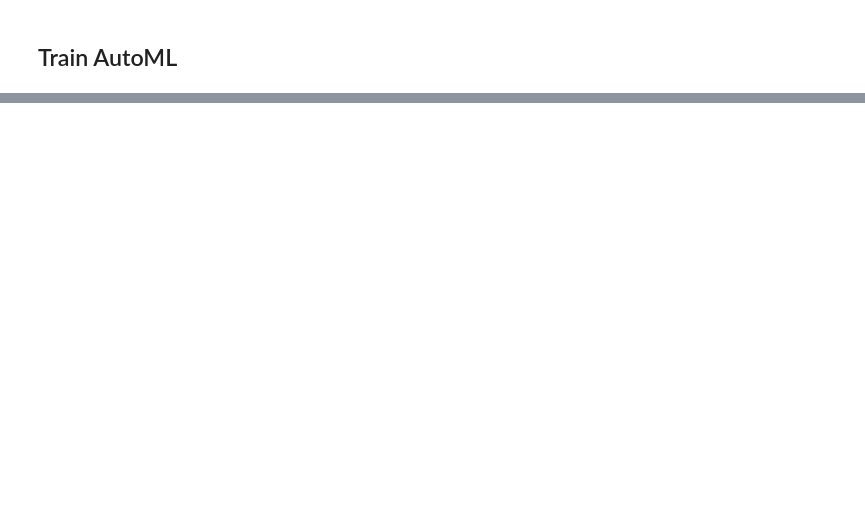
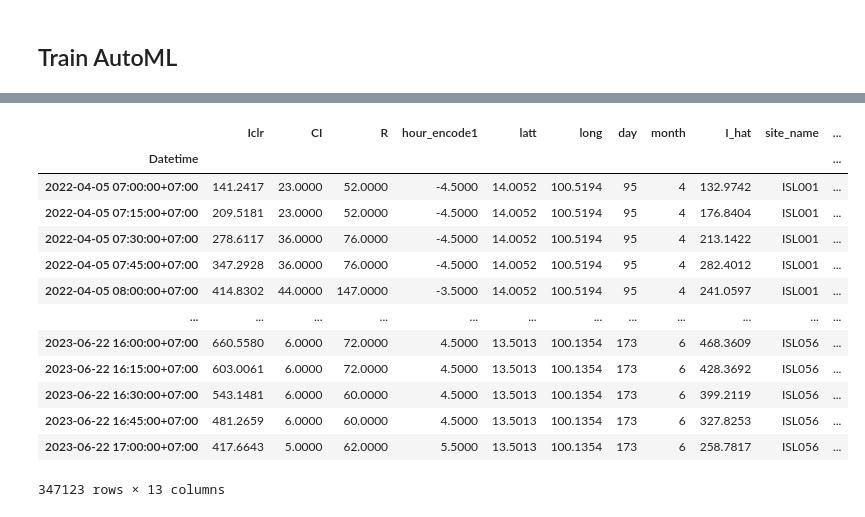
Before and after one commit to energyCUEE/solarmap-tree, a Jupyter notebook: tree-based_model_training.ipynb, the cells around one changed output, grey strips where cells are left out. Drawn from its saved outputs; the diff is of its cells as text; code cells hidden in the pictures; blank space fills up the shorter version.

```diff
--- a/tree-based_model_training.ipynb
+++ b/tree-based_model_training.ipynb
@@ -196,0 +206,3 @@ save_model(finalModel_rf, '/mode_tuned/model_rf')
+# %%
+loaded_model = load_model('model/model_lightgbm')
+loaded_model
@@ -197,16 +225,30 @@ save_model(finalModel_rf, '/mode_tuned/model_rf')
 # %%
 
 # Save results
 
 test = test_df[['Iclr', 'CI', 'R', 'hour_encode1','latt' ,'long', 'day', 'month']].copy()
 test_df['Datetime'] = pd.to_datetime(test_df['Datetime'])
 
-test['I_hat'] = finalModel_rf.predict(test[['Iclr', 'CI', 'R', 'hour_encode1','latt' ,'long', 'day', 'month']])
+test['I_hat'] = loaded_model.predict(test[['Iclr', 'CI', 'R', 'hour_encode1','latt' ,'long', 'day', 'month']])
 test['site_name'] = test_df['site_name']
 test['Datetime'] = test_df.Datetime
 test['I'] = test_df.I
 test.set_index('Datetime', inplace=True)
 test['Date'] = test.index.date.astype(str)
 test['hour'] = test.index.hour
-
-test.to_csv('Ihat_rf_test_set.csv')
+test
+# %% [output]
+|  | Iclr | CI | R | hour_encode1 | latt | long | day | month | I_hat | site_name | ... |
+| Datetime |  |  |  |  |  |  |  |  |  |  | ... |
+| 2022-04-05 07:00:00+07:00 | 141.2417 | 23.0000 | 52.0000 | -4.5000 | 14.0052 | 100.5194 | 95 | 4 | 132.9742 | ISL001 | ... |
+| 2022-04-05 07:15:00+07:00 | 209.5181 | 23.0000 | 52.0000 | -4.5000 | 14.0052 | 100.5194 | 95 | 4 | 176.8404 | ISL001 | ... |
+| 2022-04-05 07:30:00+07:00 | 278.6117 | 36.0000 | 76.0000 | -4.5000 | 14.0052 | 100.5194 | 95 | 4 | 213.1422 | ISL001 | ... |
+| 2022-04-05 07:45:00+07:00 | 347.2928 | 36.0000 | 76.0000 | -4.5000 | 14.0052 | 100.5194 | 95 | 4 | 282.4012 | ISL001 | ... |
+| 2022-04-05 08:00:00+07:00 | 414.8302 | 44.0000 | 147.0000 | -3.5000 | 14.0052 | 100.5194 | 95 | 4 | 241.0597 | ISL001 | ... |
+| ... | ... | ... | ... | ... | ... | ... | ... | ... | ... | ... | ... |
+| 2023-06-22 16:00:00+07:00 | 660.5580 | 6.0000 | 72.0000 | 4.5000 | 13.5013 | 100.1354 | 173 | 6 | 468.3609 | ISL056 | ... |
+| 2023-06-22 16:15:00+07:00 | 603.0061 | 6.0000 | 72.0000 | 4.5000 | 13.5013 | 100.1354 | 173 | 6 | 428.3692 | ISL056 | ... |
+| 2023-06-22 16:30:00+07:00 | 543.1481 | 6.0000 | 60.0000 | 4.5000 | 13.5013 | 100.1354 | 173 | 6 | 399.2119 | ISL056 | ... |
+| 2023-06-22 16:45:00+07:00 | 481.2659 | 6.0000 | 60.0000 | 4.5000 | 13.5013 | 100.1354 | 173 | 6 | 327.8253 | ISL056 | ... |
+| 2023-06-22 17:00:00+07:00 | 417.6643 | 5.0000 | 62.0000 | 5.5000 | 13.5013 | 100.1354 | 173 | 6 | 258.7817 | ISL056 | ... |
+347123 rows × 13 columns
```
Also changed, not shown: parts of 9 cells of this notebook, 3 other files.
